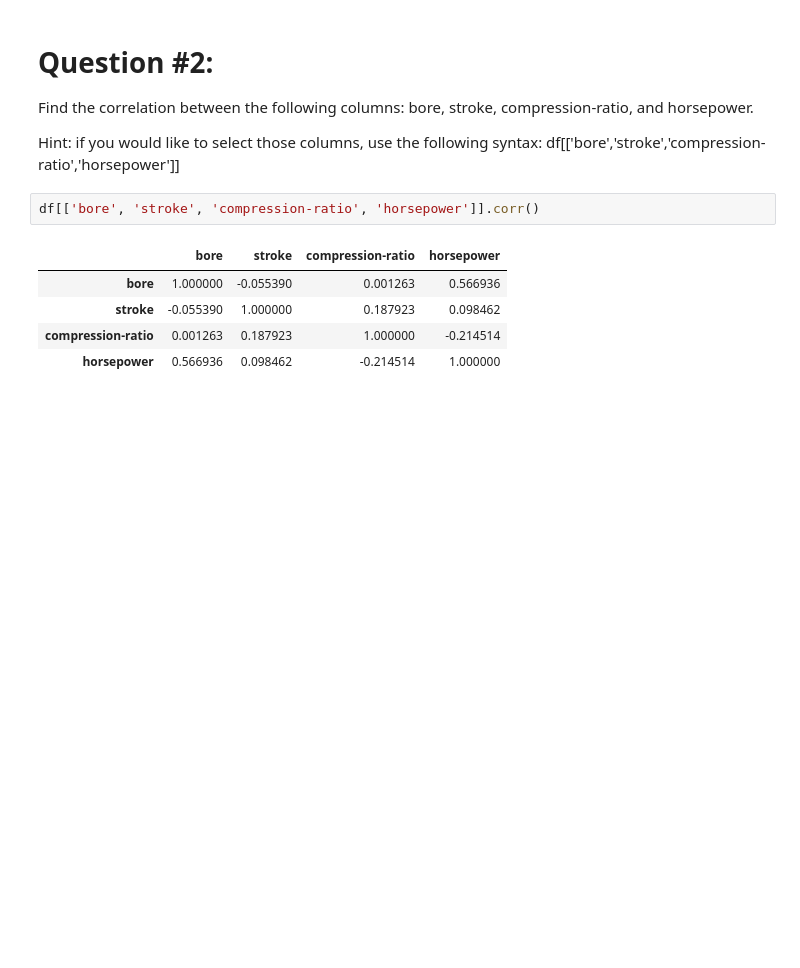
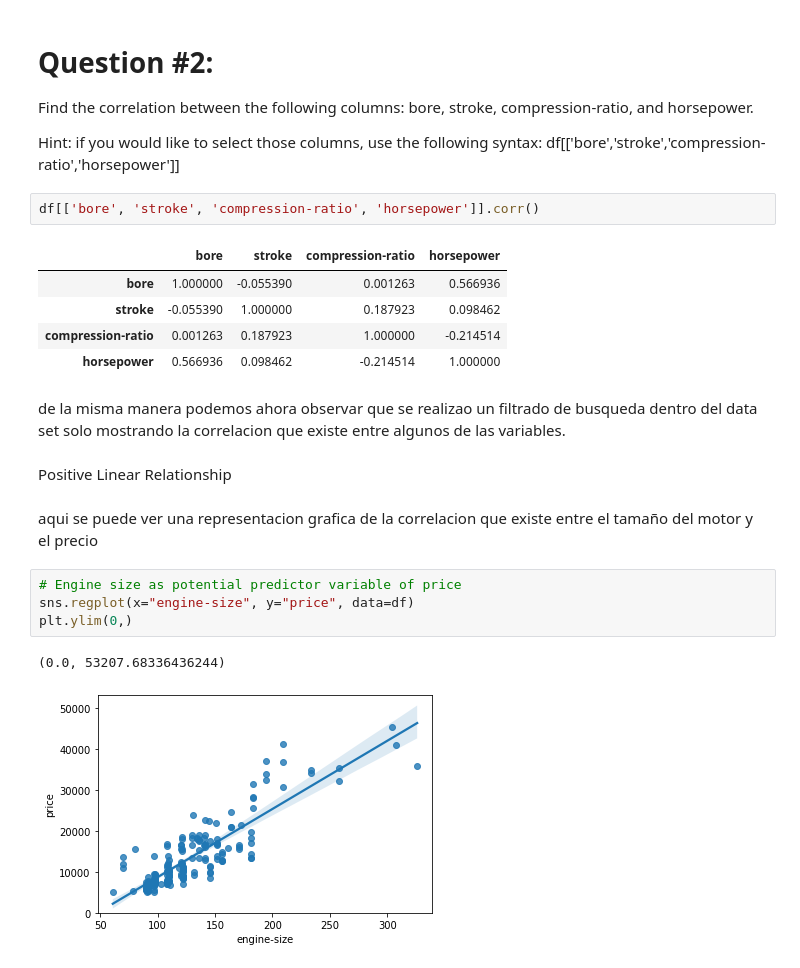
Before and after one commit to PosgradoMNA/actividades-de-aprendizaje-Emerson-JRM, a Jupyter notebook: Semana_6_Data_Analysis_with_Python_(IBM).ipynb, the cells around one changed output. Cells and saved outputs as stored; diff of their text form; blank space fills up the shorter version.

```diff
--- a/Semana_6_Data_Analysis_with_Python_(IBM).ipynb
+++ b/Semana_6_Data_Analysis_with_Python_(IBM).ipynb
@@ -103,3 +103,16 @@ df[['bore', 'stroke', 'compression-ratio', 'horsepower']].corr()
 | stroke | -0.055390 | 1.000000 | 0.187923 | 0.098462 |
 | compression-ratio | 0.001263 | 0.187923 | 1.000000 | -0.214514 |
 | horsepower | 0.566936 | 0.098462 | -0.214514 | 1.000000 |
+# %% [markdown]
+de la misma manera podemos ahora observar que se realizao un filtrado de busqueda dentro del data set solo mostrando la correlacion que existe entre algunos de las variables.
+# %% [markdown]
+Positive Linear Relationship
+# %% [markdown]
+aqui se puede ver una representacion grafica de la correlacion que existe entre el tamaño del motor y el precio
+# %%
+# Engine size as potential predictor variable of price
+sns.regplot(x="engine-size", y="price", data=df)
+plt.ylim(0,)
+# %% [output]
+(0.0, 53207.68336436244)
+[figure, added]
```
Also changed, not shown: parts of 17 cells of this notebook.
